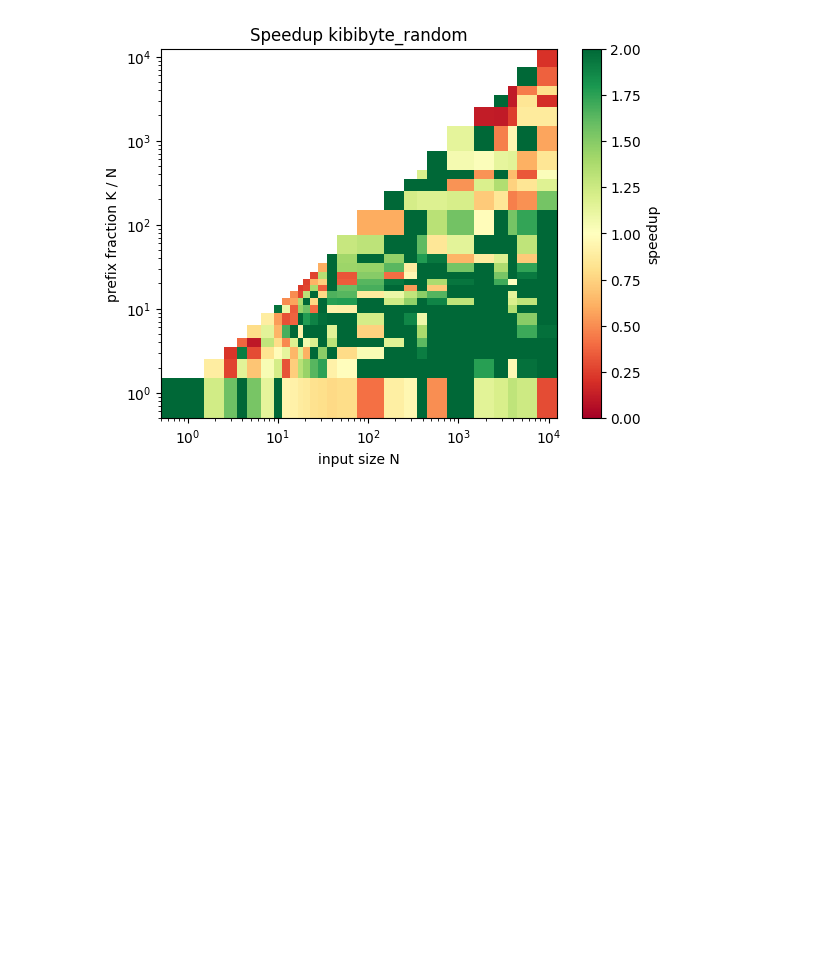
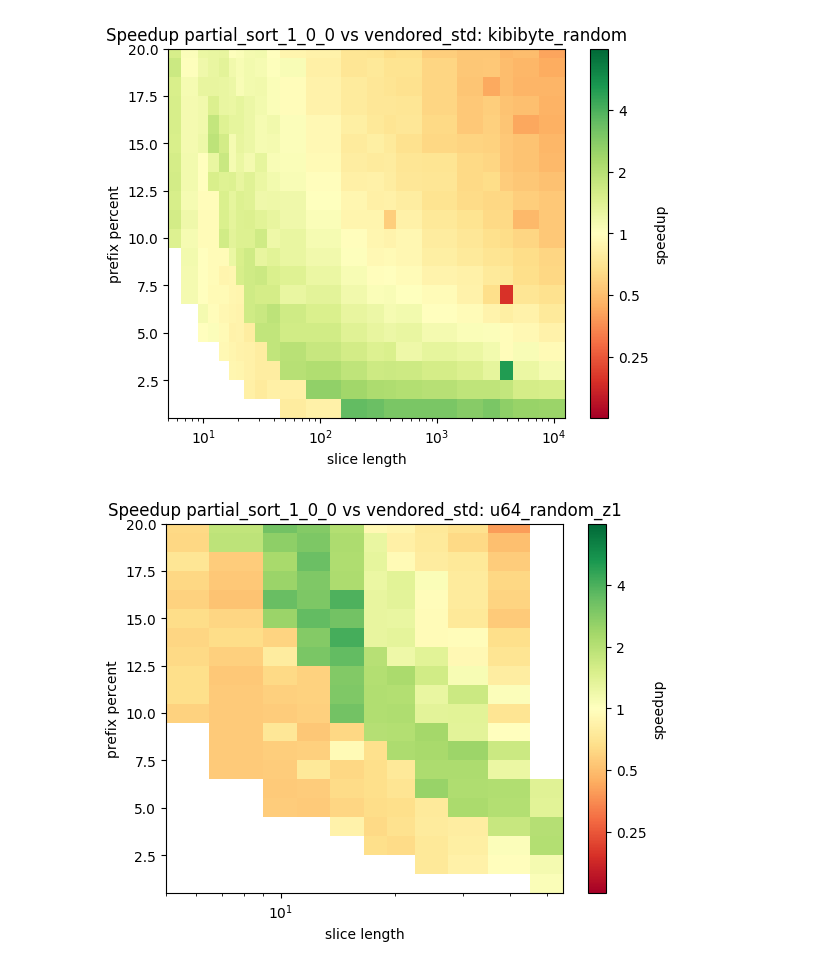
Before and after one commit to niklasf/partial_sort_vendored_std, a Jupyter notebook: analyse_benches.ipynb, the cells around one changed output. Saved outputs shown, nothing was run; the diff lists cells and outputs as text; code cells hidden in the pictures; blank space fills up the shorter version.

Commit message:
fix measured value is total time over variable number of samples

```diff
--- a/analyse_benches.ipynb
+++ b/analyse_benches.ipynb
@@ -41,7 +38,7 @@ def load_group(group):
 
                     size = int(size)
                     prefix = int(prefix)
-                    measured = float(record["sample_measured_value"])
+                    measured = float(record["sample_measured_value"]) / int(record["iteration_count"])
                     assert record["unit"] == "ns"
 
                     points[(size, prefix)][function] = measured
@@ -50,7 +47,8 @@ def load_group(group):
 # %%
 def speedup(group):
     for (size, prefix), m in load_group(group).items():
-        yield (size, prefix, m["vendored_std"] / m["partial_sort_1_0_0"])
+        if "vendored_std" in m and "partial_sort_1_0_0" in m:
+            yield (size, prefix, m["vendored_std"] / m["partial_sort_1_0_0"])
 # %%
 def plot(group):
     data = list(speedup(group))
@@ -75,20 +73,19 @@ def plot(group):
         sizes_vals,
         prefixes_vals,
         Z_log,
-        shading="nearest",
         cmap="RdYlGn",
-        norm=TwoSlopeNorm(vmin=-1, vcenter=0, vmax=1)
+        norm=TwoSlopeNorm(vmin=-3, vcenter=0, vmax=3)
         #norm=TwoSlopeNorm(vmin=0.5, vcenter=1.0, vmax=2.0)
     )
 
     plt.xscale("log")
-    plt.gca().set_xlim([1, None])
+    plt.gca().set_xlim([5, None])
     plt.gca().set_ylim([None, 20])
     plt.xlabel("slice length")
     plt.ylabel("prefix percent")
     cbar = plt.colorbar(label="speedup")
-    cbar.set_ticks([-1, -0.5, 0, 0.5, 1])
-    cbar.set_ticklabels(["0.5×", "0.7×", "1×", "1.4×", "2×"])  #
+    cbar.set_ticks([-2, -1, 0, 1, 2])
+    cbar.set_ticklabels(["0.25", "0.5", "1", "2", "4"])  #
     plt.title(f"Speedup partial_sort_1_0_0 vs vendored_std: {group}")
     plt.show()
 # %%
@@ -102,4 +99,8 @@ plot("string_random")
 # %%
 plot("kibibyte_random")
 # %% [output]
-[figure, old version]
+[figure, new version]
+# %%
+plot("u64_random_z1")
+# %% [output]
+[figure, added]
```
Also changed, not shown: parts of 3 cells of this notebook.
